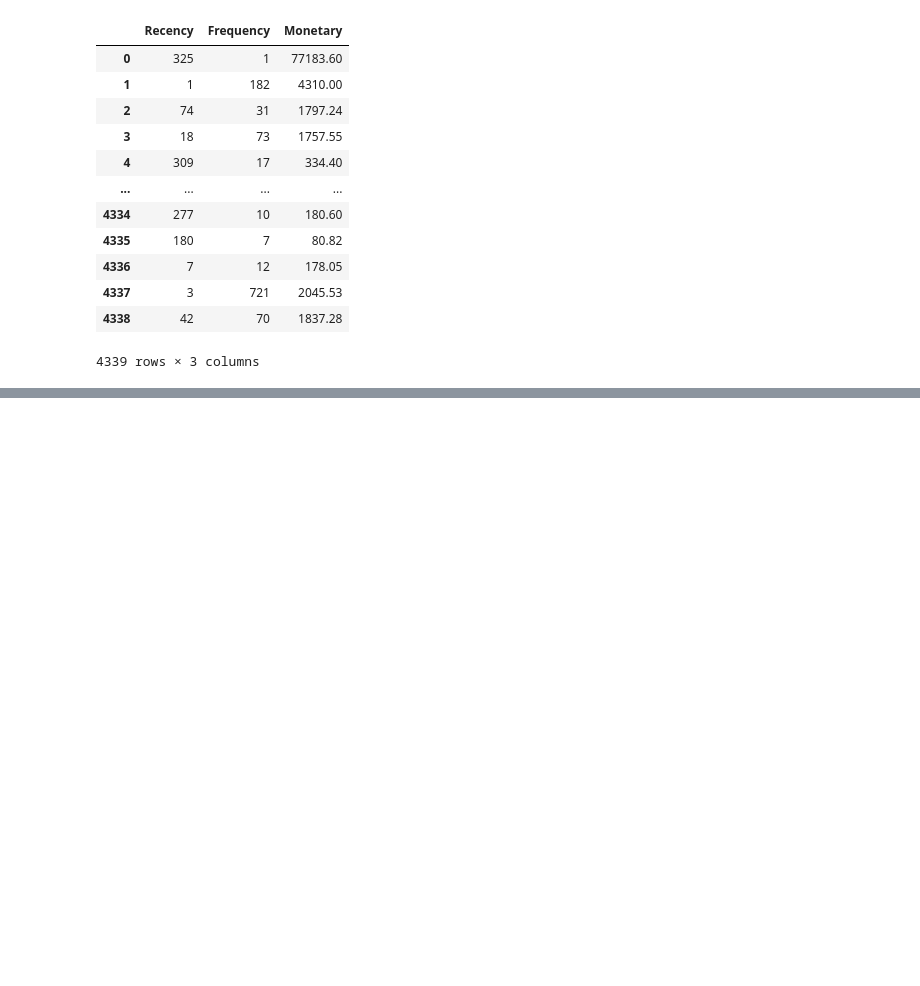
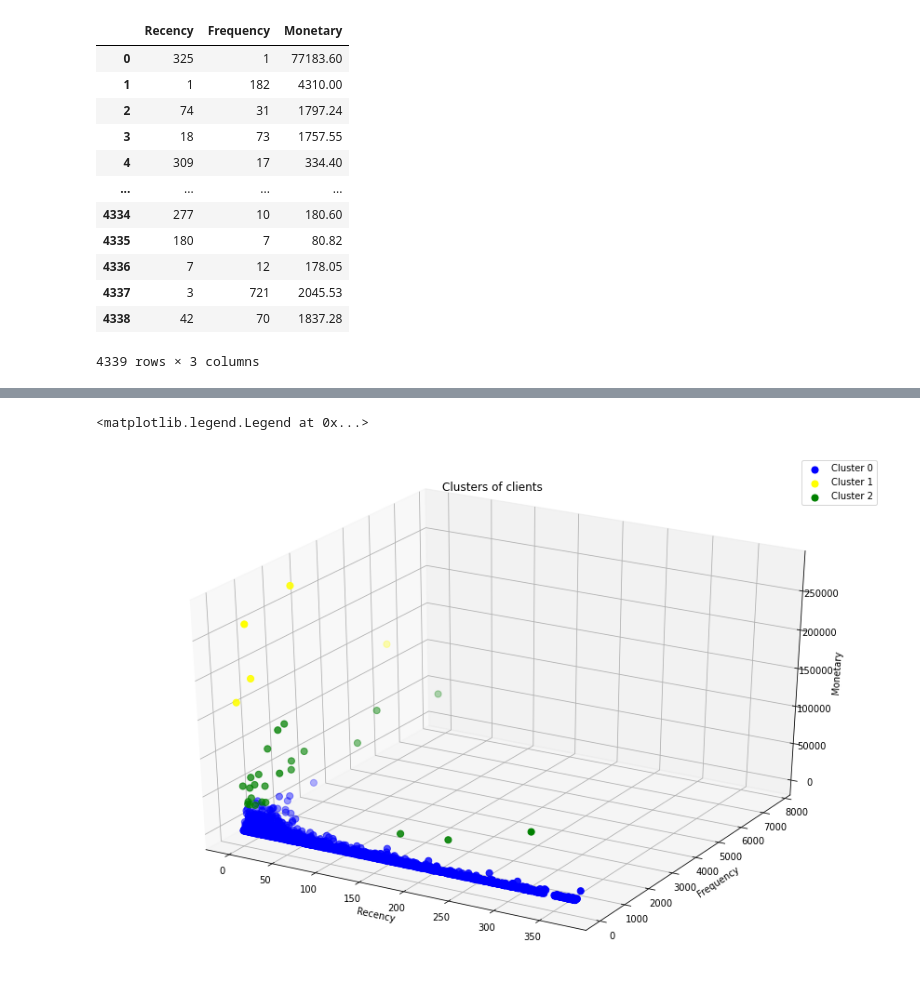
Before and after one commit to Raysk1/machineLearning, a Jupyter notebook: PROYECTO_02_FRANCO_GARCIA_OSCAR.ipynb, the cells around one changed output, grey strips where cells are left out. Drawn from its saved outputs; the diff is of its cells as text; code cells hidden in the pictures; blank space fills up the shorter version.

```diff
--- a/PROYECTO_02_FRANCO_GARCIA_OSCAR.ipynb
+++ b/PROYECTO_02_FRANCO_GARCIA_OSCAR.ipynb
@@ -331,6 +301,6 @@ plt.show()
 # %%
 #Creando y entrenando el modelo
-#Gracias a la grafica de the elbow method se llega a la conclusion de que el numero de clusters optimos es 5
-model = KMeans(n_clusters = 5, init = 'k-means++', random_state = 0, n_init = 15).fit(scaled_data)
+#Gracias a la grafica de the elbow method se llega a la conclusion de que el numero de clusters optimos es 3
+model = KMeans(n_clusters = 3, init = 'k-means++', random_state = 0, n_init = 15).fit(df1)
 # %%
 #haciendo las predicciones
@@ -352 +322,23 @@ df_rfm
 4339 rows × 9 columns
+# %%
+#Grafica en 3d de las 3 variables
+fig = plt.figure(figsize=(15,10))
+dx = fig.add_subplot(111, projection='3d')
+colors = ['blue', 'yellow', 'green']
+
+for i in range(0,3):
+    dx.scatter(df_rfm[df_rfm.Cluster == i].Recency,
+               df_rfm[df_rfm.Cluster == i].Frequency,
+               df_rfm[df_rfm.Cluster == i].Monetary,
+               c = colors[i],
+               label = 'Cluster ' + str(i),
+               s=50)
+
+dx.set_title('Clusters of clients')
+dx.set_xlabel('Recency')
+dx.set_ylabel('Frequency')
+dx.set_zlabel('Monetary')
+dx.legend()
+# %% [output]
+<matplotlib.legend.Legend at 0x...>
+[figure, added]
```
Also changed, not shown: parts of 8 cells of this notebook.
